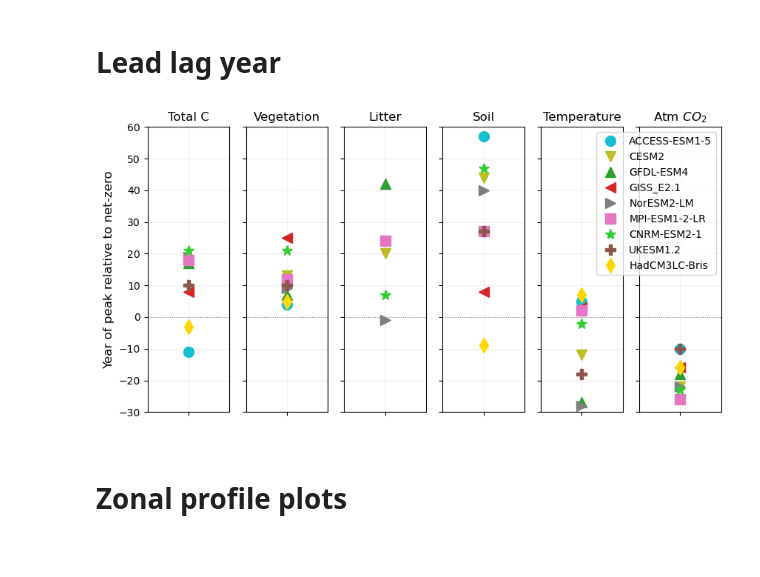
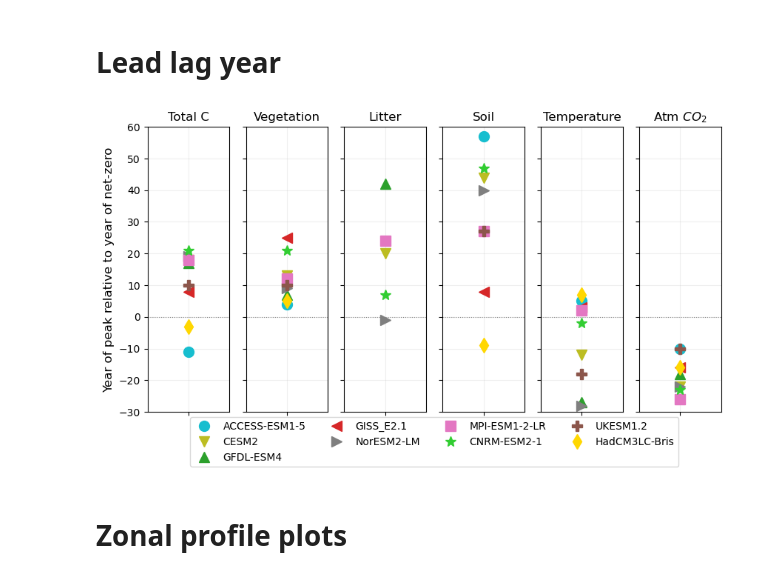
Before and after one commit to aswann/flat10MIP_analysis, a Jupyter notebook: figures_paper.ipynb, the cells around one changed output. Drawn from its saved outputs; the diff is of its cells as text; code cells hidden in the pictures; blank space fills up the shorter version.

```diff
--- a/figures_paper.ipynb
+++ b/figures_paper.ipynb
@@ -828,36 +828,38 @@ for m in range(len(modellist)):
 
 ax[0].set_title('Total C')
 ax[1].set_title('Vegetation')
 ax[2].set_title('Litter')
 ax[3].set_title('Soil')
 ax[4].set_title('Temperature')
 ax[5].set_title('Atm $CO_2$')
 
-ax[0].set_ylabel('Year of peak relative to net-zero',fontsize=12)
+ax[0].set_ylabel('Year of peak relative to year of net-zero',fontsize=12)
 
 for axi in range(6):
     ax[axi].grid(alpha=0.2)
     ax[axi].axhline(0,lw=0.8,color="gray",linestyle=":")
     ymin=-30
     ymax=60
     ax[axi].set_ylim([ymin,ymax])
     ax[axi].yaxis.set_ticks(np.arange(ymin,ymax+1,10))
     ax[axi].xaxis.set_ticks([1])
     ax[axi].xaxis.set_tick_params(labelcolor='none')
     if axi>0:
         ax[axi].yaxis.set_tick_params(labelcolor='none')
     # else:
     #     ax[axi].yaxis.set_tick_params(fontsize=12)
 
 
 
-ax[5].legend()
+# ax[5].legend()
+lgax=ax[3].legend(loc='upper center', ncol=4,bbox_to_anchor=(-0.1, 0))
+
 
 # fig.suptitle('year of peak relative to net zero - ' +latrange)
 
 plt.savefig('figures/leadlagpeak_' +latrange +'.pdf', bbox_inches='tight')
 # %% [output]
-[figure, old version]
+[figure, new version]
 # %% [markdown]
 # Zonal profile plots
 # %%
```
Also changed, not shown: parts of 4 cells of this notebook, 16 other files.
